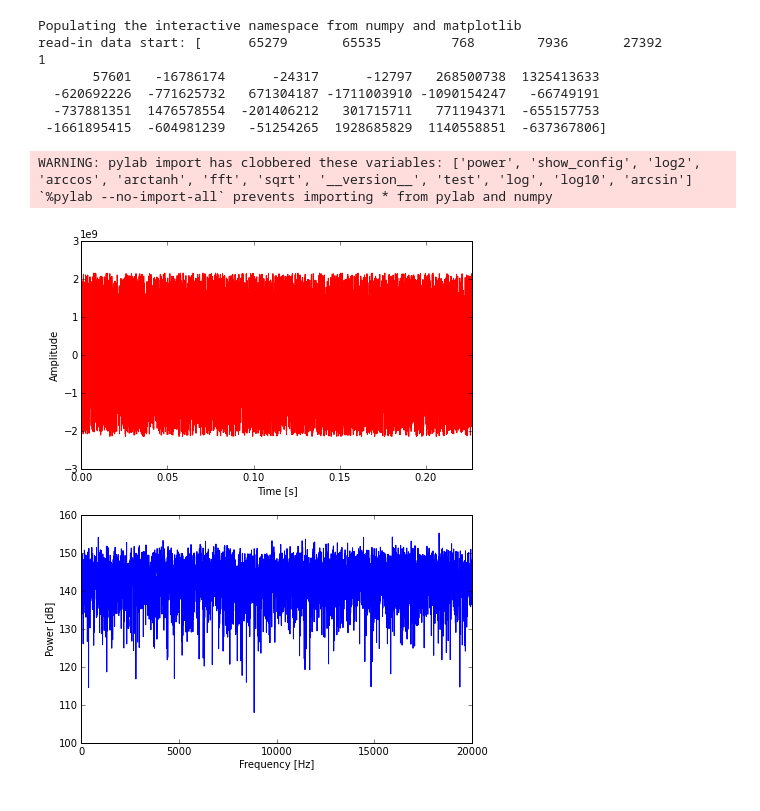
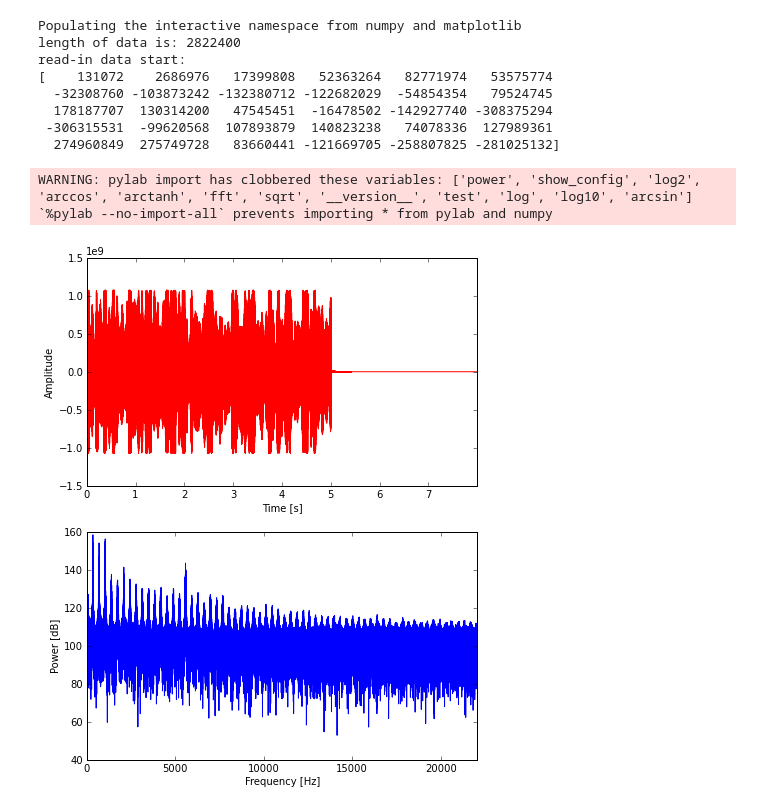
Before and after one commit to Phononic/Sean_Lubner_250HWs, a Jupyter notebook: hw5/hw5_audio.ipynb, the cells around one changed output. Cells and saved outputs as stored; diff of their text form; code cells hidden in the pictures.

Commit message:
byteswap fixed data import problem, need to clean up

```diff
--- a/hw5/hw5_audio.ipynb
+++ b/hw5/hw5_audio.ipynb
@@ -3,49 +3,65 @@
 from scipy import *
 import aifc
 
+def separate_channels(data):
+    """ separate out alternating 2-channel data into two independent channel data lists """
+    channel_1 = []
+    channel_2 = []
+    for i, val in enumerate(data):
+        if i%2 == 0:
+            channel_1.append(val)
+        else:
+            channel_2.append(val)
+    return (array(channel_1), array(channel_2))
+
 # load file and read in data
-sound_file = "/Users/sean/Desktop/sound_files/8.aif"
+sound_file = "/Users/sean/Desktop/sound_files/F3_PopOrgan.aif" # C4+A4_PopOrgan F3_PopOrgan F4_CathedralOrgan A4_PopOrgan
 a = aifc.open(sound_file, 'rb')
 RATE = a.getframerate()
 data = a.readframes(a.getnframes())
+print "length of data is:", len(data)
 
 # format data for plotting and analysis
-integer_data = fromstring(data, dtype=np.int32)
-print "read-in data start:", integer_data[:30]
-integer_data = np.int64(integer_data[:10000])
+integer_data = fromstring(data, dtype=np.int32).byteswap()
+channel_1, channel_2 = separate_channels(integer_data)
+integer_data = (channel_1 + channel_2) / 2
+print "read-in data start:\n", integer_data[:30]
+integer_data = np.int64(integer_data[:len(integer_data)]) # avoid int overflow when doing other calculations
 time = arange(size(integer_data)) / float(RATE)
 
 # power spectrum analysis
 fft_data = fft(integer_data)
 n = len(integer_data)
 nUniquePts = ceil((n+1)/2.0)
-fft_data = abs(fft_data[0:nUniquePts]) / float(n)
+fft_data = abs(fft_data[:nUniquePts]) / float(n)
 power_data = 2*(fft_data**2)
-freqArray = arange(0, nUniquePts, 1.0) * (RATE / n);
+freqArray = arange(0, nUniquePts, 1.0) * (RATE / float(n))
 
 # plotting
 fig, (axt, axf) = plt.subplots(2,1,figsize=(7, 9))
 axt.plot(time, integer_data, color="red", linestyle="-")
 axt.set_xlabel("Time [s]")
 axt.set_ylabel("Amplitude")
 axt.set_xlim(min(time), max(time))
 #axt.set_title('Audio Analysis')
 
 axf.plot(freqArray, 10*log10(power_data), color="blue", linestyle="-")
 axf.set_xlabel("Frequency [Hz]")
 axf.set_ylabel("Power [dB]")
 axf.set_xlim(min(freqArray), max(freqArray))
 
 show()
 # %% [output]
 Populating the interactive namespace from numpy and matplotlib
-read-in data start: [      65279       65535         768        7936       27392           1
-       57601   -16786174      -24317      -12797   268500738  1325413633
-  -620692226  -771625732   671304187 -1711003910 -1090154247   -66749191
-  -737881351  1476578554  -201406212   301715711   771194371  -655157753
- -1661895415  -604981239   -51254265  1928685829  1140558851  -637367806]
+length of data is: 2822400
+read-in data start:
+[    131072    2686976   17399808   52363264   82771974   53575774
+  -32308760 -103873242 -132380712 -122682029  -54854354   79524745
+  178187707  130314200   47545451  -16478502 -142927740 -308375294
+ -306315531  -99620568  107893879  140823238   74078336  127989361
+  274960849  275749728   83660441 -121669705 -258807825 -281025132]
 WARNING: pylab import has clobbered these variables: ['power', 'show_config', 'log2', 'arccos', 'arctanh', 'fft', 'sqrt', '__version__', 'test', 'log', 'log10', 'arcsin']
 `%pylab --no-import-all` prevents importing * from pylab and numpy
-[figure, old version]
+[figure, new version]
 # %%
 # Test Code
```
Also changed, not shown: parts of 6 cells of this notebook.
